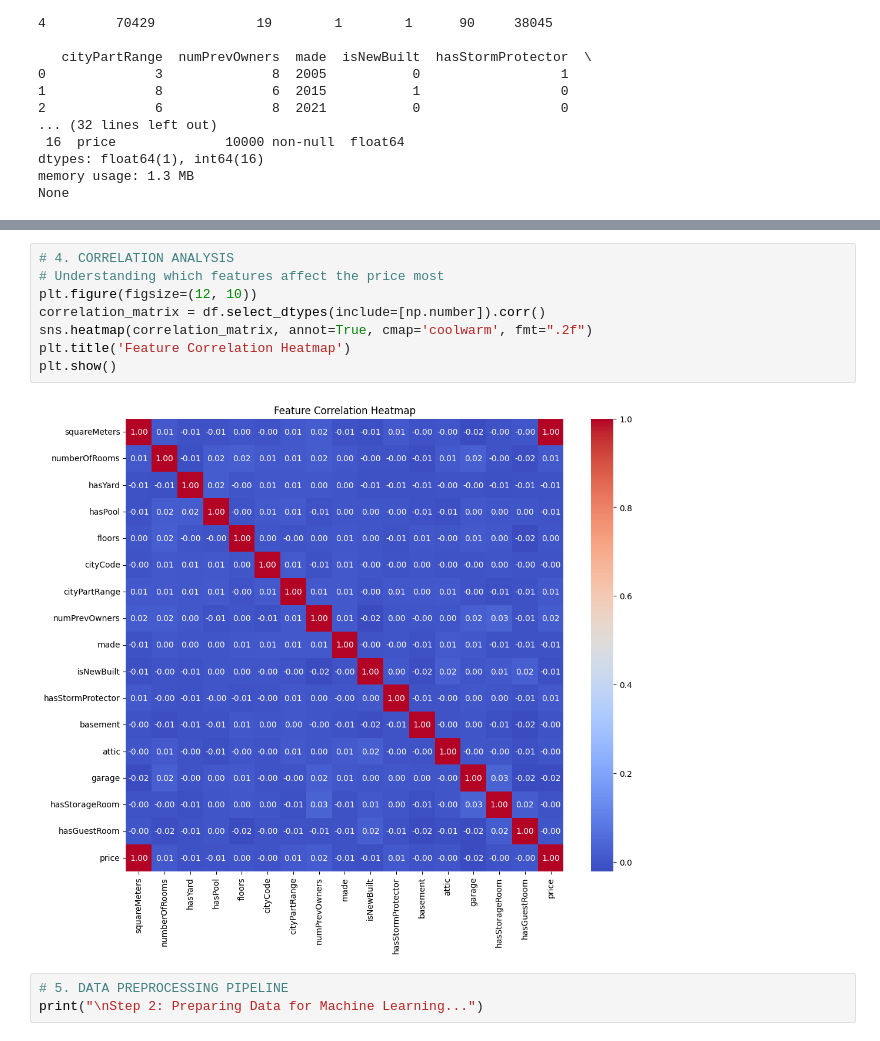
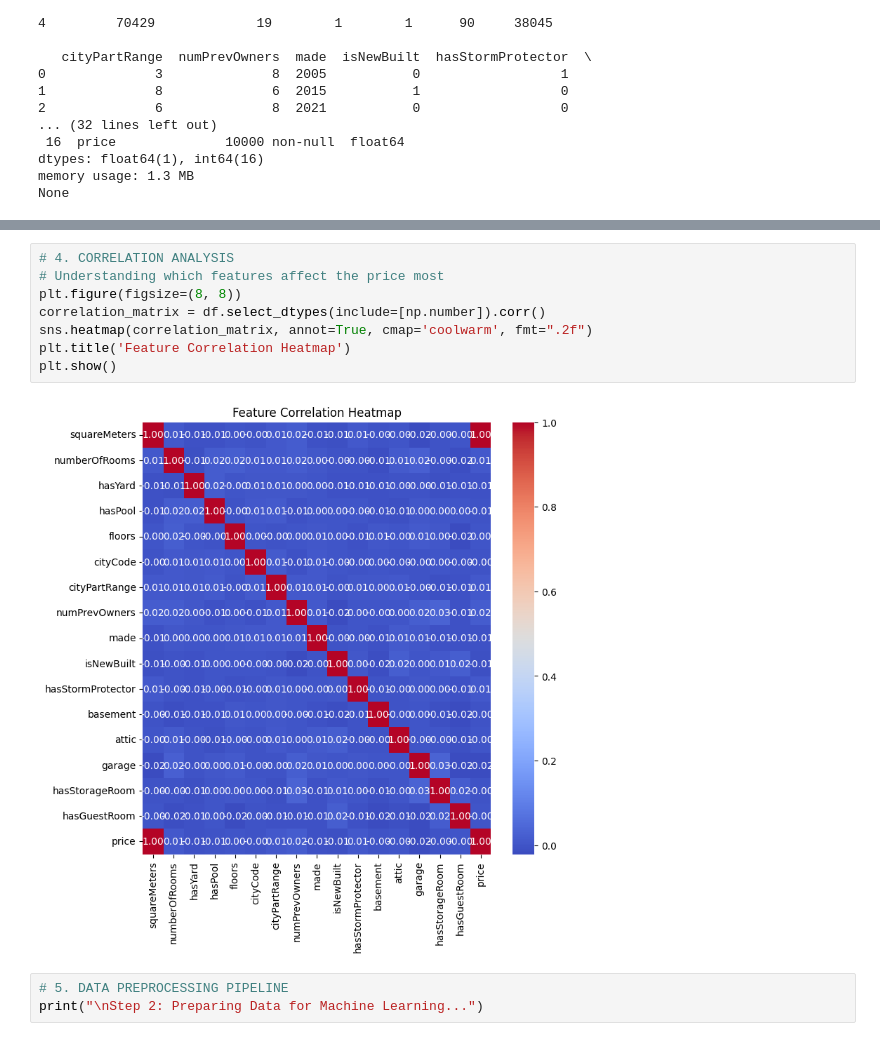
Before and after one commit to rakshitha01-a11y/house-price-prediction, a Jupyter notebook: Copy_of_Welcome_To_Colab.ipynb, the cells around one changed output, grey strips where cells are left out. Cells and saved outputs as stored; diff of their text form.

```diff
--- a/Copy_of_Welcome_To_Colab.ipynb
+++ b/Copy_of_Welcome_To_Colab.ipynb
@@ -65,13 +65,13 @@ plt.show()
 # %%
 # 4. CORRELATION ANALYSIS
 # Understanding which features affect the price most
-plt.figure(figsize=(12, 10))
+plt.figure(figsize=(8, 8))
 correlation_matrix = df.select_dtypes(include=[np.number]).corr()
 sns.heatmap(correlation_matrix, annot=True, cmap='coolwarm', fmt=".2f")
 plt.title('Feature Correlation Heatmap')
 plt.show()
 # %% [output]
-[figure, old version]
+[figure, new version]
 # %%
 # 5. DATA PREPROCESSING PIPELINE
 print("\nStep 2: Preparing Data for Machine Learning...")
```
Also changed, not shown: parts of 1 cell of this notebook.
